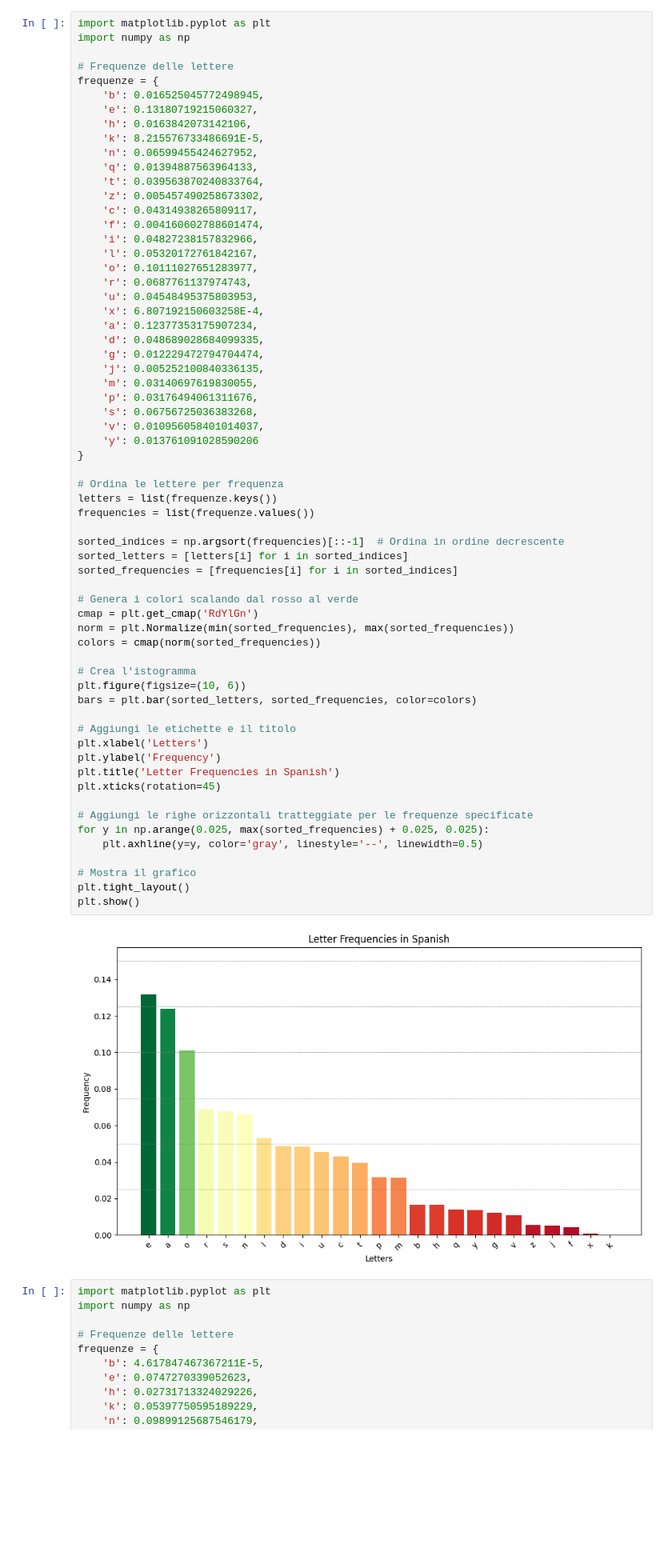
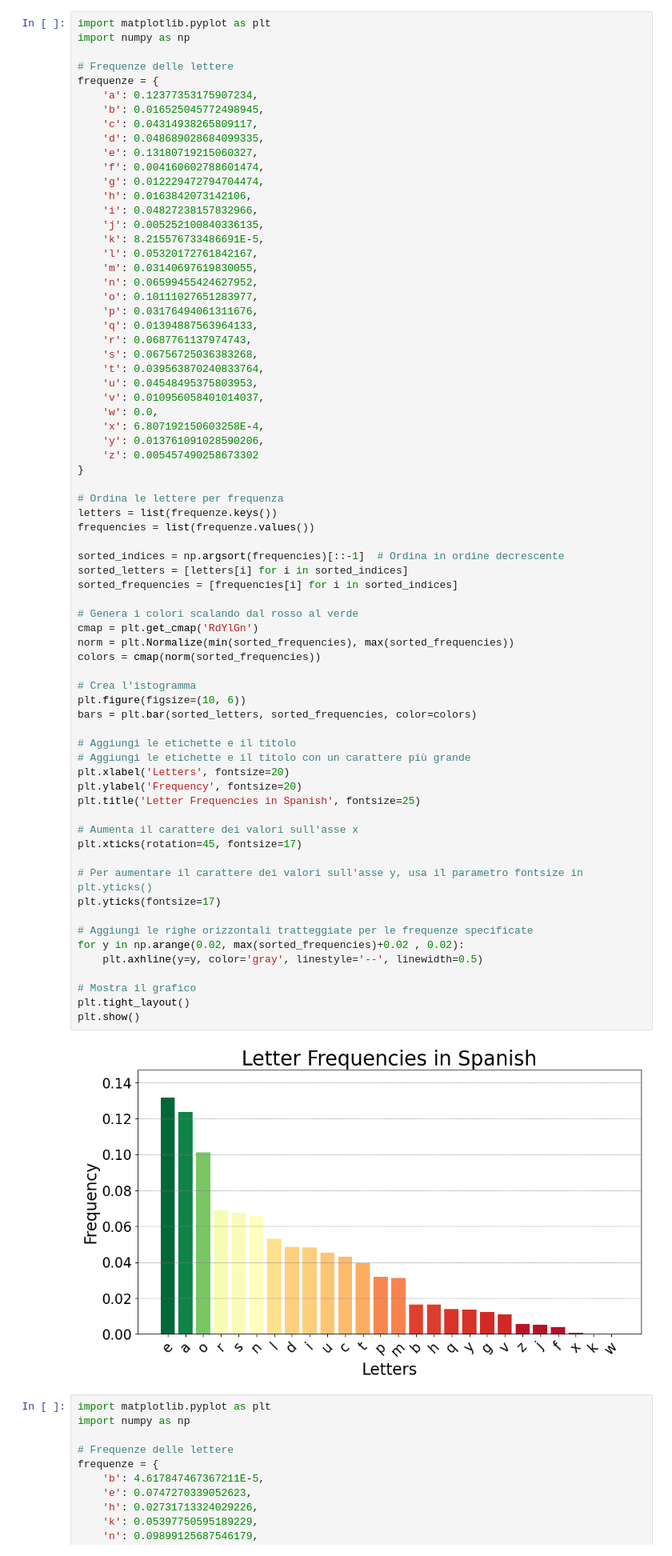
Before and after one commit to LeBonWskii/Hadoop-MapReduce-Letter-Frequency, a Jupyter notebook: Script/SinglePot.ipynb, the cells around one changed output. Shown at 80% size. Saved outputs shown, nothing was run; the diff lists cells and outputs as text; blank space fills up the shorter version.

```diff
--- a/Script/SinglePot.ipynb
+++ b/Script/SinglePot.ipynb
@@ -4,65 +4,72 @@ import numpy as np
 
 # Frequenze delle lettere
 frequenze = {
+    'a': 0.12377353175907234,
     'b': 0.016525045772498945,
+    'c': 0.04314938265809117,
+    'd': 0.048689028684099335,
     'e': 0.13180719215060327,
+    'f': 0.004160602788601474,
+    'g': 0.012229472794704474,
     'h': 0.0163842073142106,
+    'i': 0.04827238157832966,
+    'j': 0.005252100840336135,
     'k': 8.215576733486691E-5,
+    'l': 0.05320172761842167,
+    'm': 0.03140697619830055,
     'n': 0.06599455424627952,
+    'o': 0.10111027651283977,
+    'p': 0.03176494061311676,
     'q': 0.01394887563964133,
+    'r': 0.0687761137974743,
+    's': 0.06756725036383268,
     't': 0.039563870240833764,
-    'z': 0.005457490258673302,
-    'c': 0.04314938265809117,
-    'f': 0.004160602788601474,
-    'i': 0.04827238157832966,
-    'l': 0.05320172761842167,
-    'o': 0.10111027651283977,
-    'r': 0.0687761137974743,
     'u': 0.04548495375803953,
+    'v': 0.010956058401014037,
+    'w': 0.0,
     'x': 6.807192150603258E-4,
-    'a': 0.12377353175907234,
-    'd': 0.048689028684099335,
-    'g': 0.012229472794704474,
-    'j': 0.005252100840336135,
-    'm': 0.03140697619830055,
-    'p': 0.03176494061311676,
-    's': 0.06756725036383268,
-    'v': 0.010956058401014037,
-    'y': 0.013761091028590206
+    'y': 0.013761091028590206,
+    'z': 0.005457490258673302
 }
 
 # Ordina le lettere per frequenza
 letters = list(frequenze.keys())
 frequencies = list(frequenze.values())
 
 sorted_indices = np.argsort(frequencies)[::-1]  # Ordina in ordine decrescente
 sorted_letters = [letters[i] for i in sorted_indices]
 sorted_frequencies = [frequencies[i] for i in sorted_indices]
 
 # Genera i colori scalando dal rosso al verde
 cmap = plt.get_cmap('RdYlGn')
 norm = plt.Normalize(min(sorted_frequencies), max(sorted_frequencies))
 colors = cmap(norm(sorted_frequencies))
 
 # Crea l'istogramma
 plt.figure(figsize=(10, 6))
 bars = plt.bar(sorted_letters, sorted_frequencies, color=colors)
 
 # Aggiungi le etichette e il titolo
-plt.xlabel('Letters')
-plt.ylabel('Frequency')
-plt.title('Letter Frequencies in Spanish')
-plt.xticks(rotation=45)
+# Aggiungi le etichette e il titolo con un carattere più grande
+plt.xlabel('Letters', fontsize=20)
+plt.ylabel('Frequency', fontsize=20)
+plt.title('Letter Frequencies in Spanish', fontsize=25)
+
+# Aumenta il carattere dei valori sull'asse x
+plt.xticks(rotation=45, fontsize=17)
+
+# Per aumentare il carattere dei valori sull'asse y, usa il parametro fontsize in plt.yticks()
+plt.yticks(fontsize=17)
 
 # Aggiungi le righe orizzontali tratteggiate per le frequenze specificate
-for y in np.arange(0.025, max(sorted_frequencies) + 0.025, 0.025):
+for y in np.arange(0.02, max(sorted_frequencies)+0.02 , 0.02):
     plt.axhline(y=y, color='gray', linestyle='--', linewidth=0.5)
 
 # Mostra il grafico
 plt.tight_layout()
 plt.show()
 # %% [output]
-[figure, old version]
+[figure, new version]
 # %%
 import matplotlib.pyplot as plt
 import numpy as np
```
Also changed, not shown: 12 other files.
